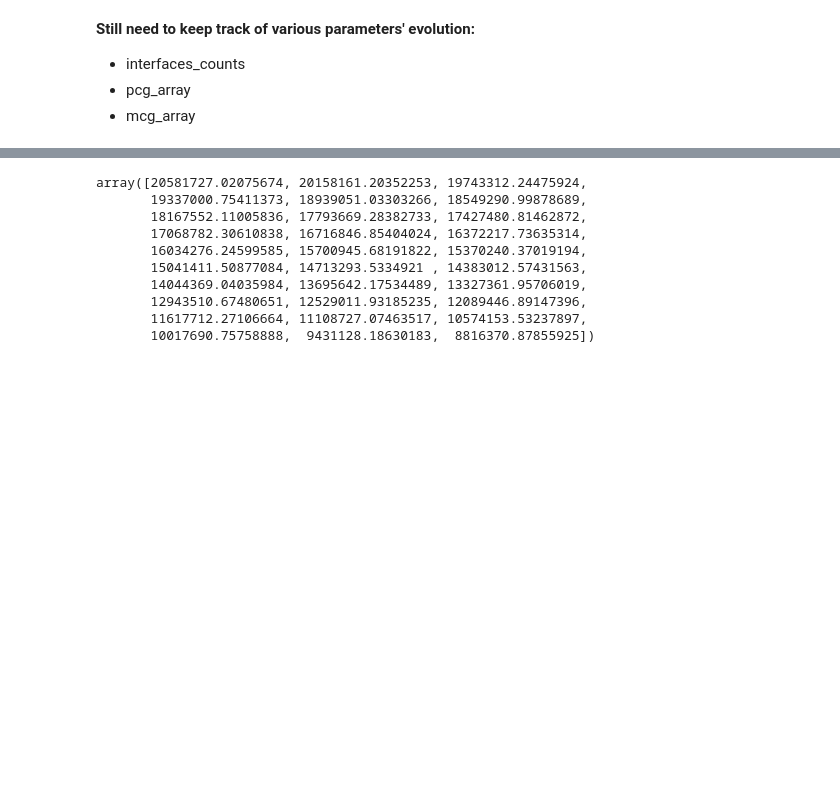
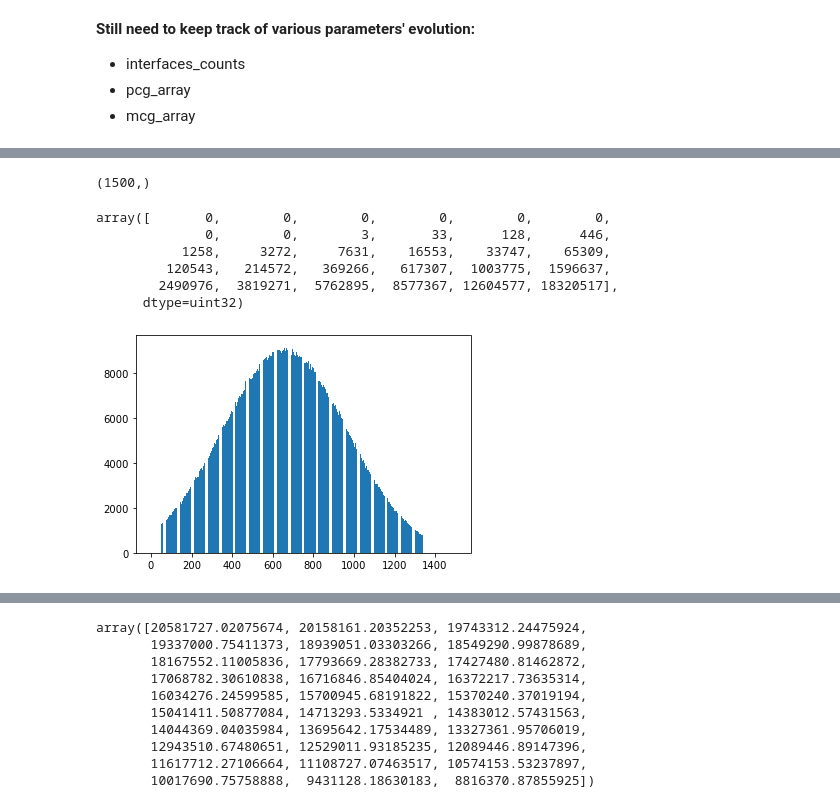
Before and after one commit to Complexio/sedgen, a Jupyter notebook: notebooks/1_Initialization.ipynb, the cells around one changed output, grey strips where cells are left out. Saved outputs shown, nothing was run; the diff lists cells and outputs as text; code cells hidden in the pictures; blank space fills up the shorter version.

```diff
--- a/notebooks/1_Initialization.ipynb
+++ b/notebooks/1_Initialization.ipynb
@@ -2085,6 +2119,6 @@ def perform_intra_crystal_breakage_binned(tally, p, intra_cb_thresholds, i, resi
 # %%
 %%time
-pcgs_new, mcg, pcg_additions, mcg_additions, pcg_comp_evolution, pcg_size_evolution, interface_counts, crystal_size_array_new, mcg_broken_additions, residue_additions, residue_count_additions, chem_residue_additions = \
+pcgs_new, mcg, pcg_additions, mcg_additions, pcg_comp_evolution, pcg_size_evolution, interface_counts, crystal_size_array_new, mcg_broken_additions, residue_additions, residue_count_additions, pcg_chem_residue_additions, mcg_chem_residue_additions = \
     inter_crystal_breakage(sedgen_CA_NS.interface_array, sedgen_CA_NS.crystal_size_array, sedgen_CA_NS.interface_counts_matrix,\
                            30, sedgen_CA_NS.interface_size_prob, sedgen_CA_NS.interface_strengths_prob, sedgen_CA_NS.minerals, verbose=False, bins=sedgen_CA_NS.volume_bins_medians, intra_cb_thresholds=[1/256])
 # %% [output]
@@ -2091,0 +2142,18 @@ Wall time: 31.3 s
+# %%
+np.bincount(np.concatenate(crystal_size_array_new), minlength=1500).shape
+# %% [output]
+(1500,)
+# %%
+mcg_broken_additions
+# %% [output]
+array([       0,        0,        0,        0,        0,        0,
+              0,        0,        3,       33,      128,      446,
+           1258,     3272,     7631,    16553,    33747,    65309,
+         120543,   214572,   369266,   617307,  1003775,  1596637,
+        2490976,  3819271,  5762895,  8577367, 12604577, 18320517],
+      dtype=uint32)
+# %%
+plt.bar(range(1500), height=np.bincount(np.concatenate(crystal_size_array_new), minlength=1500))
+plt.show();
+# %% [output]
+[figure, added]
```
Also changed, not shown: parts of 41 cells of this notebook, 1 other file.
